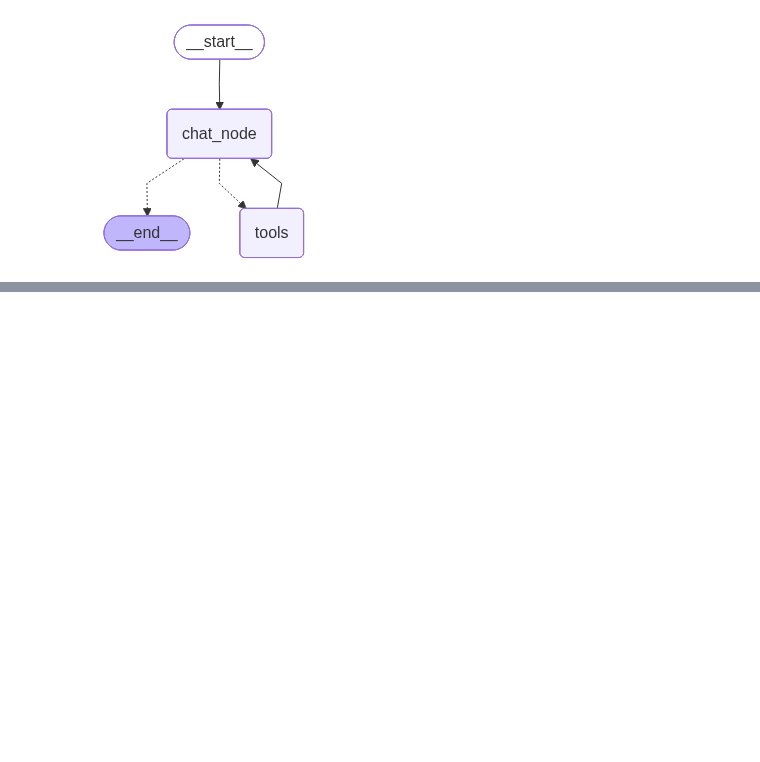
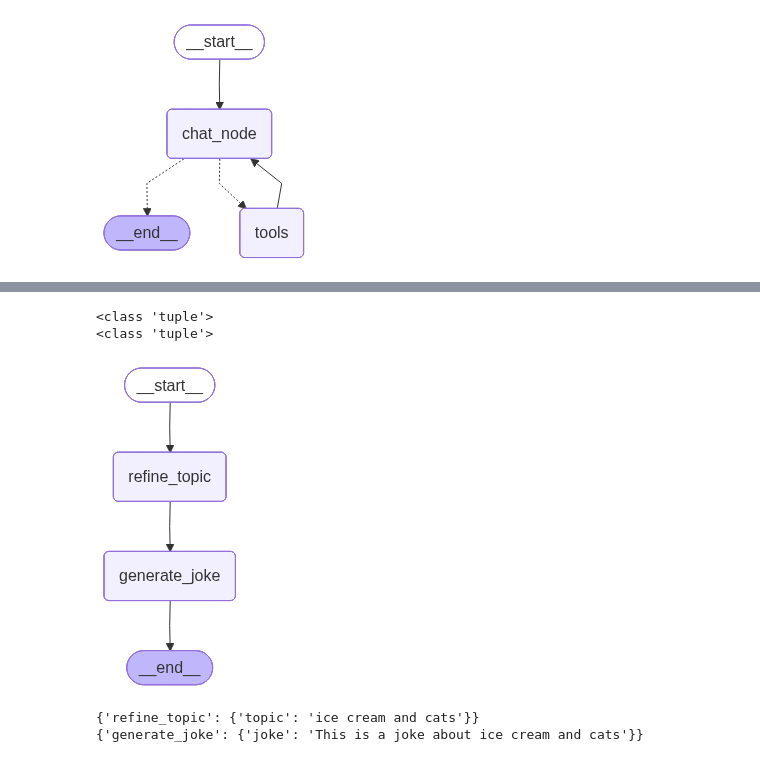
Before and after one commit to Harish-lvrk/LangGraph-ChatBot, a Jupyter notebook: chatbot_development/langgraph_tool_backend.ipynb, the cells around one changed output, grey strips where cells are left out. Drawn from its saved outputs; the diff is of its cells as text; code cells hidden in the pictures; blank space fills up the shorter version.

Commit message:
made some changes in the code with proper streaming

```diff
--- a/chatbot_development/langgraph_tool_backend.ipynb
+++ b/chatbot_development/langgraph_tool_backend.ipynb
@@ -169,0 +191,5 @@ chatbot.invoke({'messages': [HumanMessage(content=user_input)]}, config=CONFIG)
+# %%
+response = ai_only_stream(user_input=user_input)
+# %% [output]
+<class 'tuple'>
+<class 'tuple'>
@@ -169,0 +198,39 @@ chatbot.invoke({'messages': [HumanMessage(content=user_input)]}, config=CONFIG)
+# %%
+from typing import TypedDict
+from langgraph.graph import StateGraph, START, END
+
+
+class State(TypedDict):
+  topic: str
+  joke: str
+
+
+def refine_topic(state: State):
+    return {"topic": state["topic"] + " and cats"}
+
+
+def generate_joke(state: State):
+    return {"joke": f"This is a joke about {state['topic']}"}
+
+graph = (
+  StateGraph(State)
+  .add_node(refine_topic)
+  .add_node(generate_joke)
+  .add_edge(START, "refine_topic")
+  .add_edge("refine_topic", "generate_joke")
+  .add_edge("generate_joke", END)
+  .compile()
+)
+# %%
+graph
+# %% [output]
+[figure, added]
+# %%
+for chunk in graph.stream(
+    {"topic": "ice cream"},
+    stream_mode="updates",
+):
+    print(chunk)
+# %% [output]
+{'refine_topic': {'topic': 'ice cream and cats'}}
+{'generate_joke': {'joke': 'This is a joke about ice cream and cats'}}
```
Also changed, not shown: parts of 13 cells of this notebook, 8 other files.
